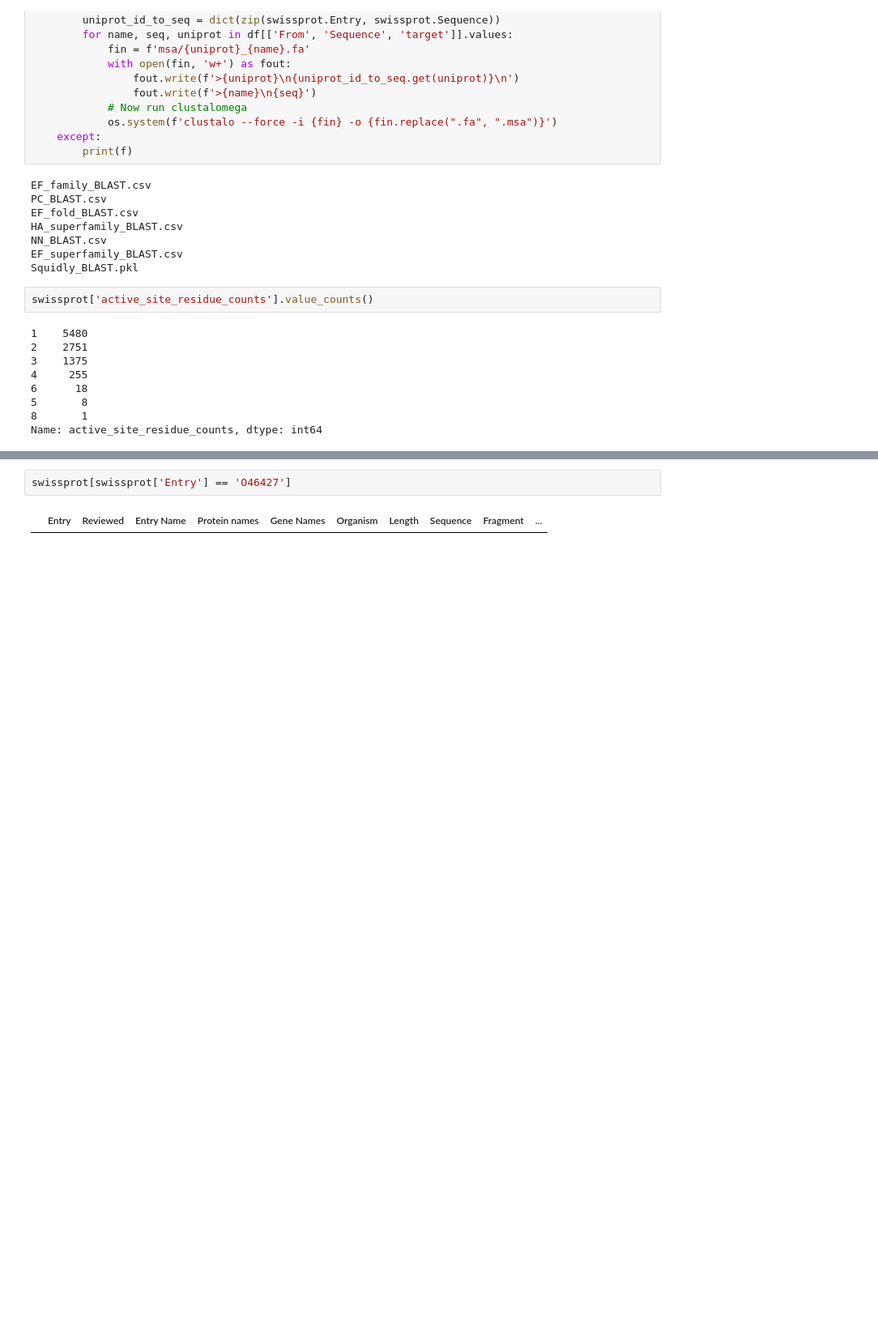
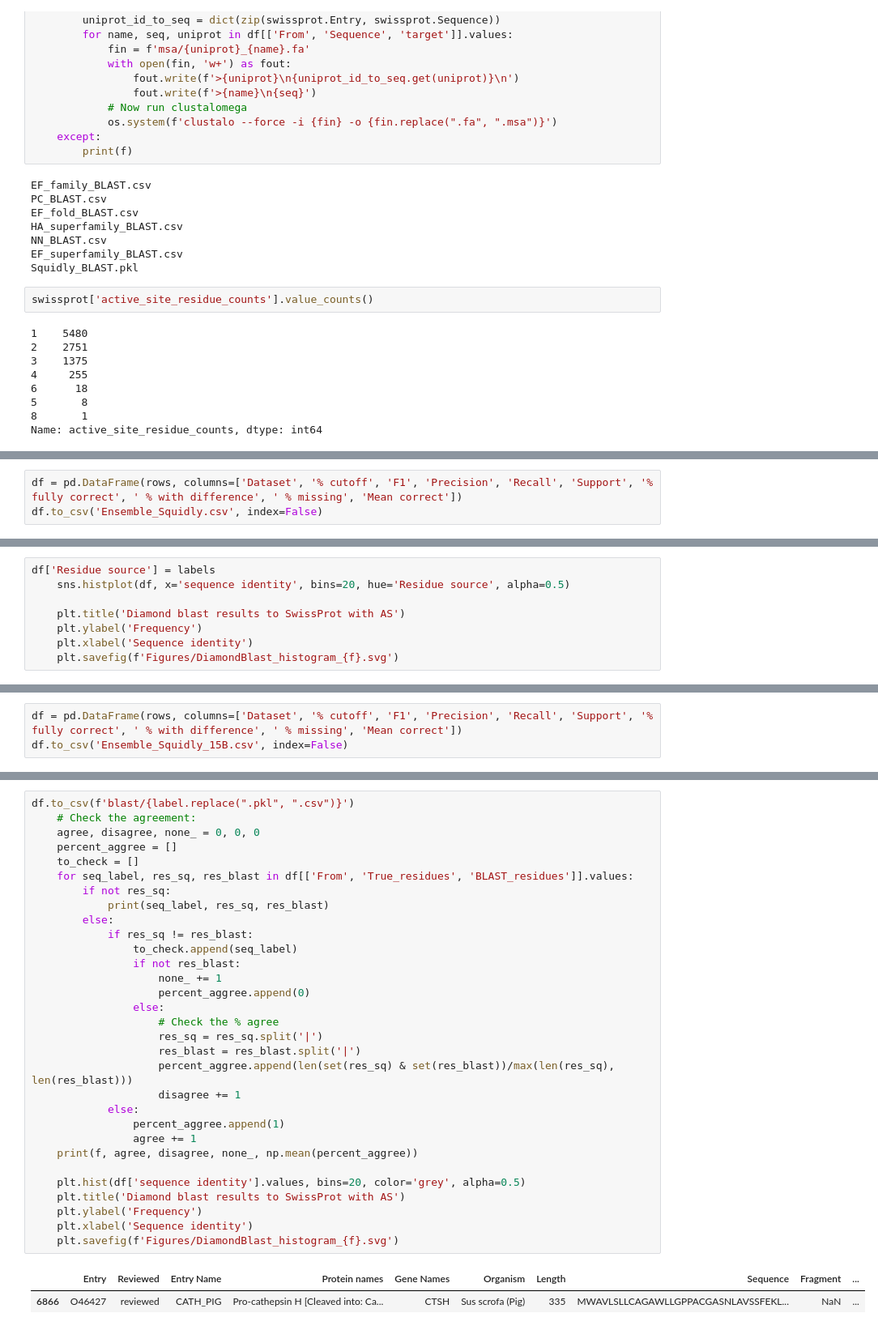
Before and after one commit to WRiegs/Squidly, a Jupyter notebook: enzyme_datasets_benchmark/Benchmark-AEGAN.ipynb, the cells around one changed output, grey strips where cells are left out. Shown: that part at 81% size. Cells and saved outputs as stored; diff of their text form; blank space fills up the shorter version.

```diff
--- a/enzyme_datasets_benchmark/Benchmark-AEGAN.ipynb
+++ b/enzyme_datasets_benchmark/Benchmark-AEGAN.ipynb
@@ -445,0 +409,3 @@ EF_family_BLAST.pkl 136 16 44 0.7304421768707483
+# %%
+df = pd.DataFrame(rows, columns=['Dataset', '% cutoff', 'F1', 'Precision', 'Recall', 'Support', '% fully correct', ' % with difference', ' % missing', 'Mean correct'])
+df.to_csv('Ensemble_Squidly.csv', index=False)
@@ -445,0 +449,8 @@ EF_family_BLAST.pkl 136 16 44 0.7304421768707483
+# %%
+df['Residue source'] = labels
+    sns.histplot(df, x='sequence identity', bins=20, hue='Residue source', alpha=0.5)
+
+    plt.title('Diamond blast results to SwissProt with AS')
+    plt.ylabel('Frequency')
+    plt.xlabel('Sequence identity')
+    plt.savefig(f'Figures/DiamondBlast_histogram_{f}.svg')
@@ -445,0 +525,3 @@ EF_family_BLAST.pkl 136 16 44 0.7304421768707483
+# %%
+df = pd.DataFrame(rows, columns=['Dataset', '% cutoff', 'F1', 'Precision', 'Recall', 'Support', '% fully correct', ' % with difference', ' % missing', 'Mean correct'])
+df.to_csv('Ensemble_Squidly_15B.csv', index=False)
@@ -446,7 +574,37 @@ EF_family_BLAST.pkl 136 16 44 0.7304421768707483
 # %%
-swissprot[swissprot['Entry'] == 'O46427']
+df.to_csv(f'blast/{label.replace(".pkl", ".csv")}')
+    # Check the agreement:
+    agree, disagree, none_ = 0, 0, 0
+    percent_aggree = []
+    to_check = []
+    for seq_label, res_sq, res_blast in df[['From', 'True_residues', 'BLAST_residues']].values:
+        if not res_sq:
+            print(seq_label, res_sq, res_blast)
+        else:
+            if res_sq != res_blast:
+                to_check.append(seq_label)
+                if not res_blast:
+                    none_ += 1
+                    percent_aggree.append(0)
+                else:
+                    # Check the % agree
+                    res_sq = res_sq.split('|')
+                    res_blast = res_blast.split('|')
+                    percent_aggree.append(len(set(res_sq) & set(res_blast))/max(len(res_sq), len(res_blast)))
+                    disagree += 1
+            else:
+                percent_aggree.append(1)
+                agree += 1
+    print(f, agree, disagree, none_, np.mean(percent_aggree))
+
+    plt.hist(df['sequence identity'].values, bins=20, color='grey', alpha=0.5)
+    plt.title('Diamond blast results to SwissProt with AS')
+    plt.ylabel('Frequency')
+    plt.xlabel('Sequence identity')
+    plt.savefig(f'Figures/DiamondBlast_histogram_{f}.svg')
 # %% [output]
 |  | Entry | Reviewed | Entry Name | Protein names | Gene Names | Organism | Length | Sequence | Fragment | ... |
+| 6866 | O46427 | reviewed | CATH_PIG | Pro-cathepsin H [Cleaved into: Ca... | CTSH | Sus scrofa (Pig) | 335 | MWAVLSLLCAGAWLLGPPACGASNLAVSSFEKL... | NaN | ... |
 # %%
 label
 # %% [output]
```
Also changed, not shown: parts of 12 cells of this notebook.
